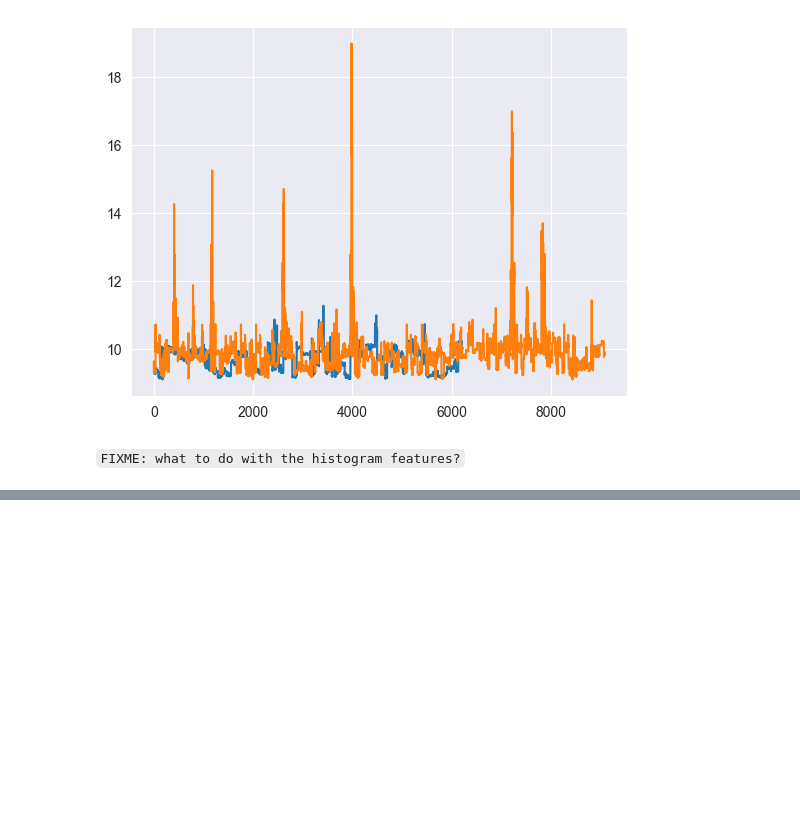
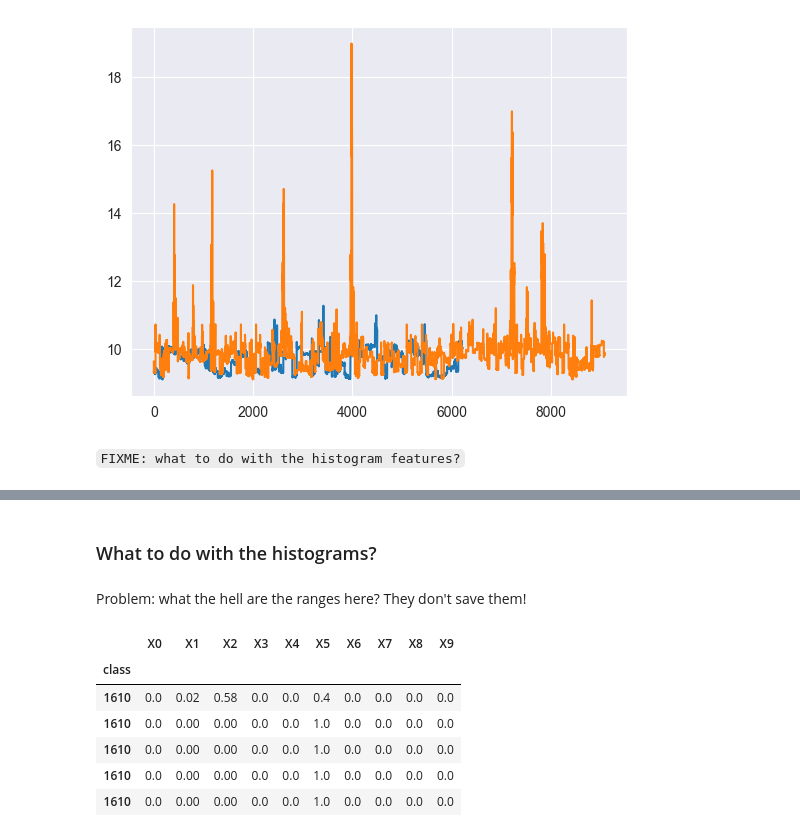
Before and after one commit to andleb/STATS608Final, a Jupyter notebook: features.ipynb, the cells around one changed output, grey strips where cells are left out. Saved outputs shown, nothing was run; the diff lists cells and outputs as text; code cells hidden in the pictures; blank space fills up the shorter version.

```diff
--- a/features.ipynb
+++ b/features.ipynb
@@ -130,2 +161,16 @@ act_avgs  = df_act.drop(columns="ACTIVITY").reset_index().groupby("class").mean(
 # %%
 act_peak_means = df_act.drop(columns="ACTIVITY").reset_index().groupby("class").aggregate(lambda x: find_peak_mean(x, prominence=0.05))
+# %% [markdown]
+### What to do with the histograms?
+# %% [markdown]
+Problem: what the hell are the ranges here? They don't save them!
+# %%
+df_act.filter(regex=r"X\d+").head()
+# %% [output]
+|  | X0 | X1 | X2 | X3 | X4 | X5 | X6 | X7 | X8 | X9 |
+| class |  |  |  |  |  |  |  |  |  |  |
+| 1610 | 0.0 | 0.02 | 0.58 | 0.0 | 0.0 | 0.4 | 0.0 | 0.0 | 0.0 | 0.0 |
+| 1610 | 0.0 | 0.00 | 0.00 | 0.0 | 0.0 | 1.0 | 0.0 | 0.0 | 0.0 | 0.0 |
+| 1610 | 0.0 | 0.00 | 0.00 | 0.0 | 0.0 | 1.0 | 0.0 | 0.0 | 0.0 | 0.0 |
+| 1610 | 0.0 | 0.00 | 0.00 | 0.0 | 0.0 | 1.0 | 0.0 | 0.0 | 0.0 | 0.0 |
+| 1610 | 0.0 | 0.00 | 0.00 | 0.0 | 0.0 | 1.0 | 0.0 | 0.0 | 0.0 | 0.0 |
```
Also changed, not shown: parts of 17 cells of this notebook, 1 other file.
